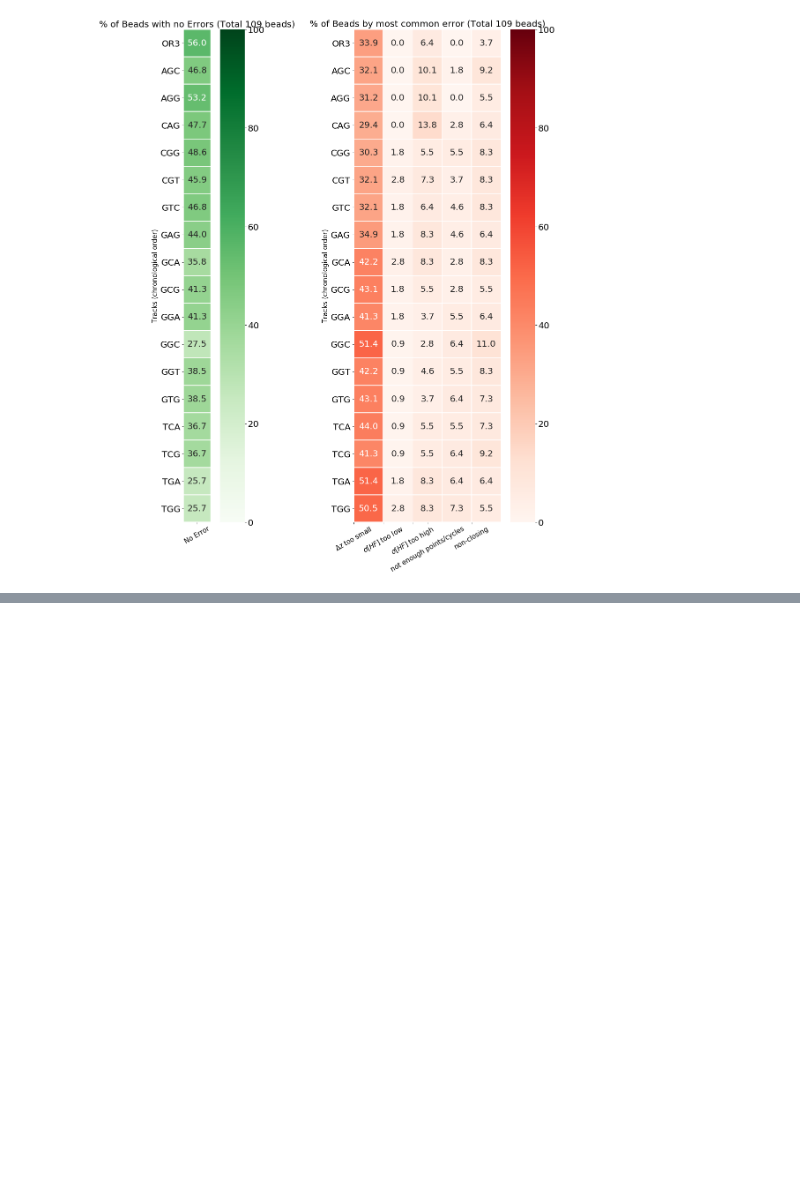
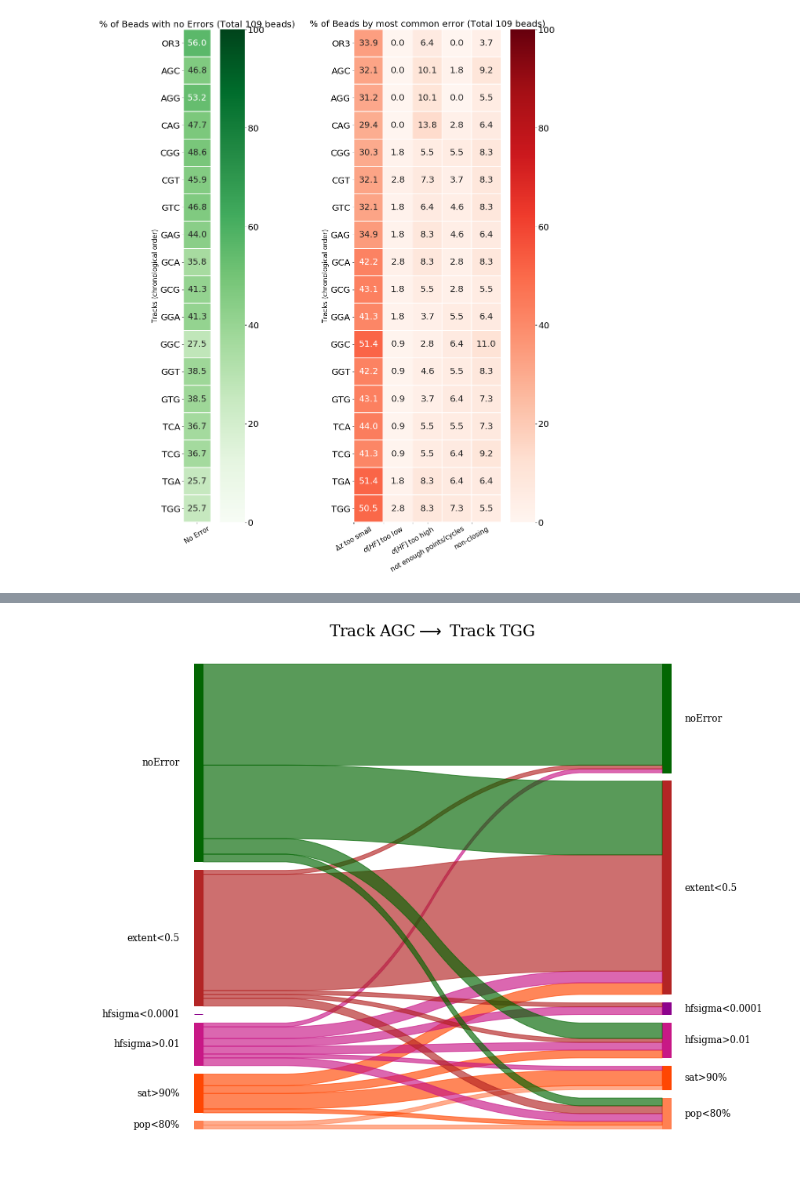
Before and after one commit to depixusgenome/trackanalysis, a Jupyter notebook: analyses/BeadQuality.ipynb, the cells around one changed output, grey strips where cells are left out. Saved outputs shown, nothing was run; the diff lists cells and outputs as text; code cells hidden in the pictures; blank space fills up the shorter version.

Commit message:
finish .py for bead quality and update of the ipynb

```diff
--- a/analyses/BeadQuality.ipynb
+++ b/analyses/BeadQuality.ipynb
@@ -125,3 +125,8 @@ show(plot)
 [interactive output not drawn]
 # %%
 df_typeError = bq.typeError(df_resumeBeadsQuality,order_beads_best,order_tracks_chrono)
+# %%
+flow_diagram = bq.flowBeads(df_typeError,first_track='AGC', last_track=None)
+flow_diagram.show()
+# %% [output]
+[figure, added]
```
Also changed, not shown: parts of 2 cells of this notebook.
